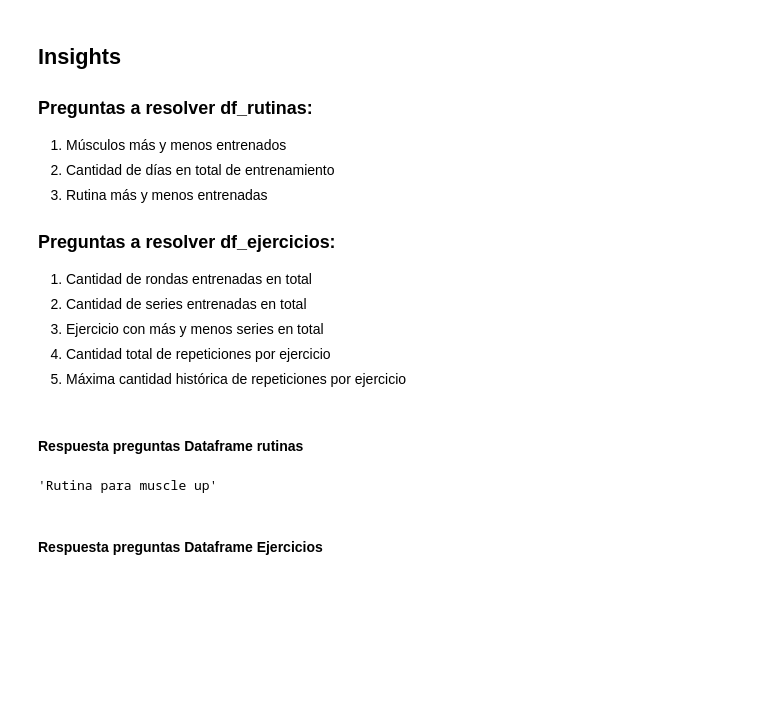
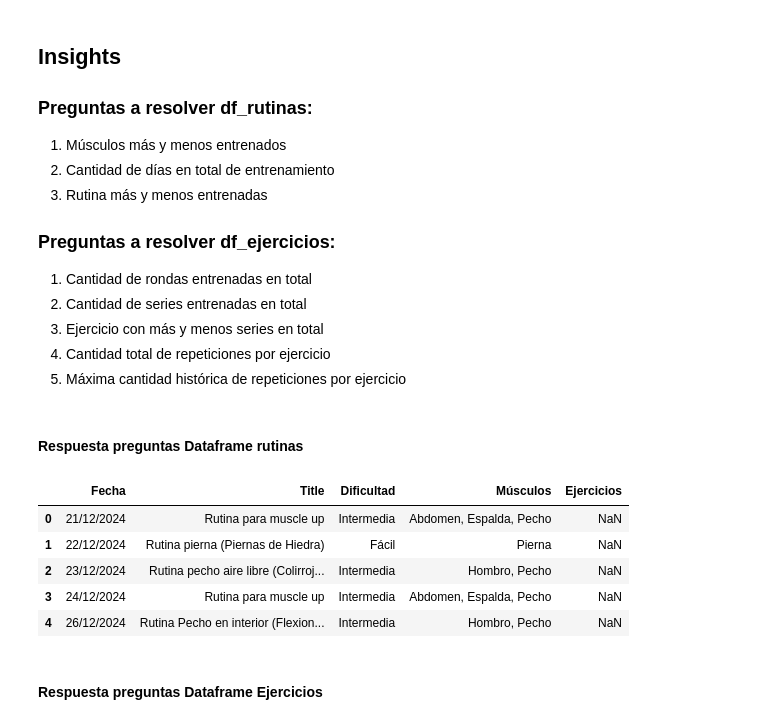
Before and after one commit to rdanbaro/DiamondAnalyzer-api, a Jupyter notebook: prueba_moduloDS.ipynb, the cells around one changed output. Cells and saved outputs as stored; diff of their text form; code cells hidden in the pictures; blank space fills up the shorter version.

```diff
--- a/prueba_moduloDS.ipynb
+++ b/prueba_moduloDS.ipynb
@@ -345,29 +344,34 @@ df_ejercicios_raw
 # %%
 df_rutinas_processed = (
     df_rutinas_raw.drop(columns=['Ejercicios'])
     .rename(columns={'Title': 'Rutina', 'Músculos': 'Musculos'})
     )
 
 
 # Total dias de entrenamiento
 total_dias = df_rutinas_processed.shape[0]
 
 # Musculos mas entrenados
 df_musculos = df_rutinas_processed.groupby('Musculos').count()
 df_musculos_split = df_rutinas_processed['Musculos'].str.split(',').explode()
 conteo_por_musculo = df_musculos_split.str.strip().value_counts()
 
 # Rutinas mas entrenadas
 rutinas_mas_entrenadas = df_rutinas_processed['Rutina'].value_counts()
 
 
 #df_ejercicios_processed
 total_dias
 #conteo_por_musculo.idxmin()
 rutinas_mas_entrenadas.idxmax()
-#df_rutinas_processed
+df_rutinas_raw
 # %% [output]
-'Rutina para muscle up'
+|  | Fecha | Title | Dificultad | Músculos | Ejercicios |
+| 0 | 21/12/2024 | Rutina para muscle up | Intermedia | Abdomen, Espalda, Pecho | NaN |
+| 1 | 22/12/2024 | Rutina pierna (Piernas de Hiedra) | Fácil | Pierna | NaN |
+| 2 | 23/12/2024 | Rutina pecho aire libre (Colirroj... | Intermedia | Hombro, Pecho | NaN |
+| 3 | 24/12/2024 | Rutina para muscle up | Intermedia | Abdomen, Espalda, Pecho | NaN |
+| 4 | 26/12/2024 | Rutina Pecho en interior (Flexion... | Intermedia | Hombro, Pecho | NaN |
 # %% [markdown]
 #### Respuesta preguntas Dataframe Ejercicios
 # %%
```
Also changed, not shown: parts of 3 cells of this notebook, 2 other files.
